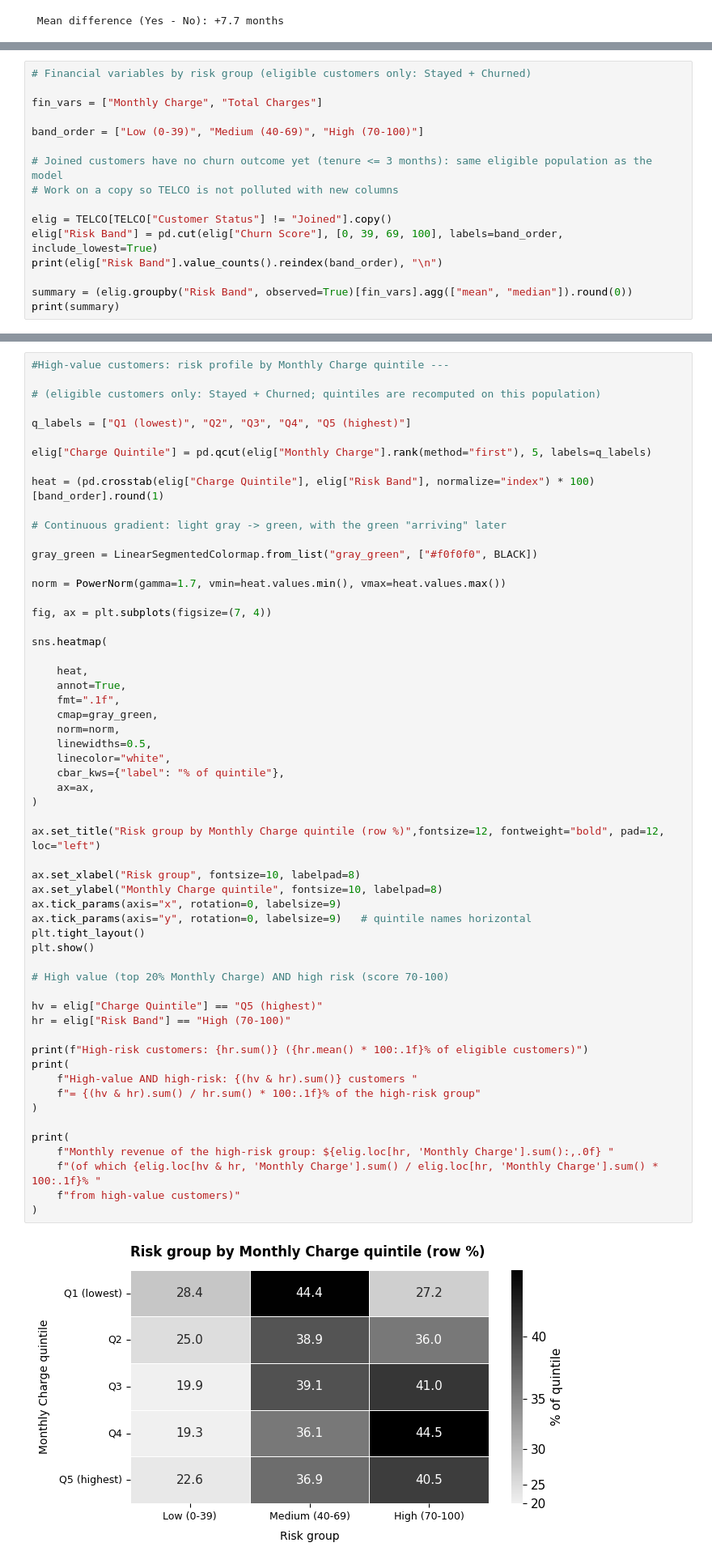
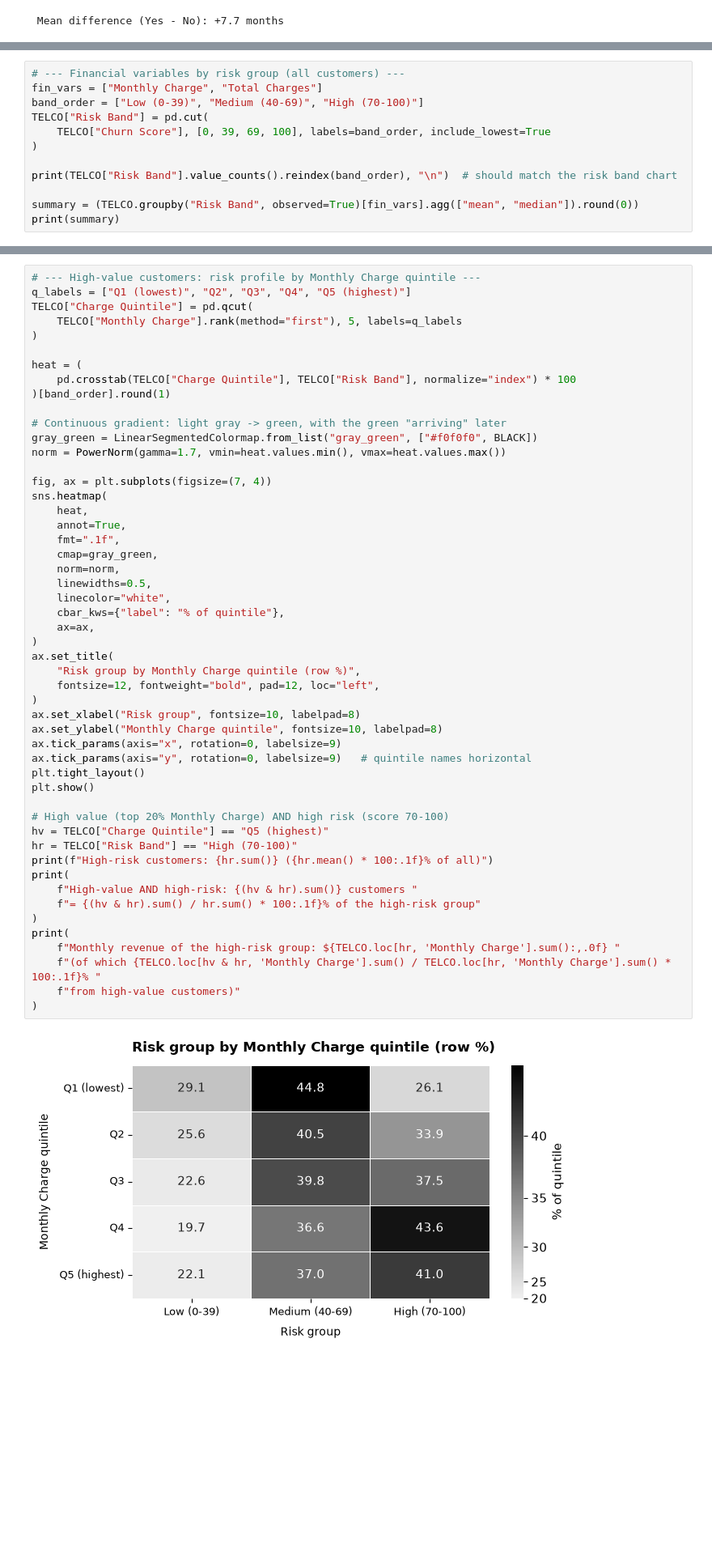
Before and after one commit to andrecapote1999/edsb_1, a Jupyter notebook: notebooks/Project-EDSB26_G2_VersaoAtual.ipynb, the cells around one changed output, grey strips where cells are left out. Shown at 81% size. Cells and saved outputs as stored; diff of their text form; blank space fills up the shorter version.

```diff
--- a/notebooks/Project-EDSB26_G2_VersaoAtual.ipynb
+++ b/notebooks/Project-EDSB26_G2_VersaoAtual.ipynb
@@ -2764,18 +2762,14 @@ We compare the financial profile of the three risk groups (Low 0–39, Medium 40
 # %%
-# Financial variables by risk group (eligible customers only: Stayed + Churned)
+# --- Financial variables by risk group (all customers) ---
+fin_vars = ["Monthly Charge", "Total Charges"]
+band_order = ["Low (0-39)", "Medium (40-69)", "High (70-100)"]
+TELCO["Risk Band"] = pd.cut(
+    TELCO["Churn Score"], [0, 39, 69, 100], labels=band_order, include_lowest=True
+)
 
-fin_vars = ["Monthly Charge", "Total Charges"]
+print(TELCO["Risk Band"].value_counts().reindex(band_order), "\n")  # should match the risk band chart
 
-band_order = ["Low (0-39)", "Medium (40-69)", "High (70-100)"]
-
-# Joined customers have no churn outcome yet (tenure <= 3 months): same eligible population as the model
-# Work on a copy so TELCO is not polluted with new columns
-
-elig = TELCO[TELCO["Customer Status"] != "Joined"].copy()
-elig["Risk Band"] = pd.cut(elig["Churn Score"], [0, 39, 69, 100], labels=band_order, include_lowest=True)
-print(elig["Risk Band"].value_counts().reindex(band_order), "\n")
-
-summary = (elig.groupby("Risk Band", observed=True)[fin_vars].agg(["mean", "median"]).round(0))
+summary = (TELCO.groupby("Risk Band", observed=True)[fin_vars].agg(["mean", "median"]).round(0))
 print(summary)
 # %% [output]
 Risk Band
@@ -2844,59 +2838,53 @@ plt.show()
 # %%
-#High-value customers: risk profile by Monthly Charge quintile ---
+# --- High-value customers: risk profile by Monthly Charge quintile ---
+q_labels = ["Q1 (lowest)", "Q2", "Q3", "Q4", "Q5 (highest)"]
+TELCO["Charge Quintile"] = pd.qcut(
+    TELCO["Monthly Charge"].rank(method="first"), 5, labels=q_labels
+)
 
-# (eligible customers only: Stayed + Churned; quintiles are recomputed on this population)
-
-q_labels = ["Q1 (lowest)", "Q2", "Q3", "Q4", "Q5 (highest)"]
-
-elig["Charge Quintile"] = pd.qcut(elig["Monthly Charge"].rank(method="first"), 5, labels=q_labels)
-
-heat = (pd.crosstab(elig["Charge Quintile"], elig["Risk Band"], normalize="index") * 100)[band_order].round(1)
+heat = (
+    pd.crosstab(TELCO["Charge Quintile"], TELCO["Risk Band"], normalize="index") * 100
+)[band_order].round(1)
 
 # Continuous gradient: light gray -> green, with the green "arriving" later
-
 gray_green = LinearSegmentedColormap.from_list("gray_green", ["#f0f0f0", BLACK])
-
 norm = PowerNorm(gamma=1.7, vmin=heat.values.min(), vmax=heat.values.max())
 
 fig, ax = plt.subplots(figsize=(7, 4))
-
 sns.heatmap(
-
     heat,
     annot=True,
     fmt=".1f",
     cmap=gray_green,
     norm=norm,
     linewidths=0.5,
     linecolor="white",
     cbar_kws={"label": "% of quintile"},
     ax=ax,
 )
-
-ax.set_title("Risk group by Monthly Charge quintile (row %)",fontsize=12, fontweight="bold", pad=12, loc="left")
-
+ax.set_title(
+    "Risk group by Monthly Charge quintile (row %)",
+    fontsize=12, fontweight="bold", pad=12, loc="left",
+)
 ax.set_xlabel("Risk group", fontsize=10, labelpad=8)
 ax.set_ylabel("Monthly Charge quintile", fontsize=10, labelpad=8)
 ax.tick_params(axis="x", rotation=0, labelsize=9)
 ax.tick_params(axis="y", rotation=0, labelsize=9)   # quintile names horizontal
 plt.tight_layout()
 plt.show()
 
 # High value (top 20% Monthly Charge) AND high risk (score 70-100)
-
-hv = elig["Charge Quintile"] == "Q5 (highest)"
-hr = elig["Risk Band"] == "High (70-100)"
-
-print(f"High-risk customers: {hr.sum()} ({hr.mean() * 100:.1f}% of eligible customers)")
+hv = TELCO["Charge Quintile"] == "Q5 (highest)"
+hr = TELCO["Risk Band"] == "High (70-100)"
+print(f"High-risk customers: {hr.sum()} ({hr.mean() * 100:.1f}% of all)")
 print(
     f"High-value AND high-risk: {(hv & hr).sum()} customers "
     f"= {(hv & hr).sum() / hr.sum() * 100:.1f}% of the high-risk group"
 )
-
 print(
-    f"Monthly revenue of the high-risk group: ${elig.loc[hr, 'Monthly Charge'].sum():,.0f} "
-    f"(of which {elig.loc[hv & hr, 'Monthly Charge'].sum() / elig.loc[hr, 'Monthly Charge'].sum() * 100:.1f}% "
+    f"Monthly revenue of the high-risk group: ${TELCO.loc[hr, 'Monthly Charge'].sum():,.0f} "
+    f"(of which {TELCO.loc[hv & hr, 'Monthly Charge'].sum() / TELCO.loc[hr, 'Monthly Charge'].sum() * 100:.1f}% "
     f"from high-value customers)"
 )
 # %% [output]
-[figure, old version]
+[figure, new version]
```
Also changed, not shown: parts of 75 cells of this notebook, 1 other file.
